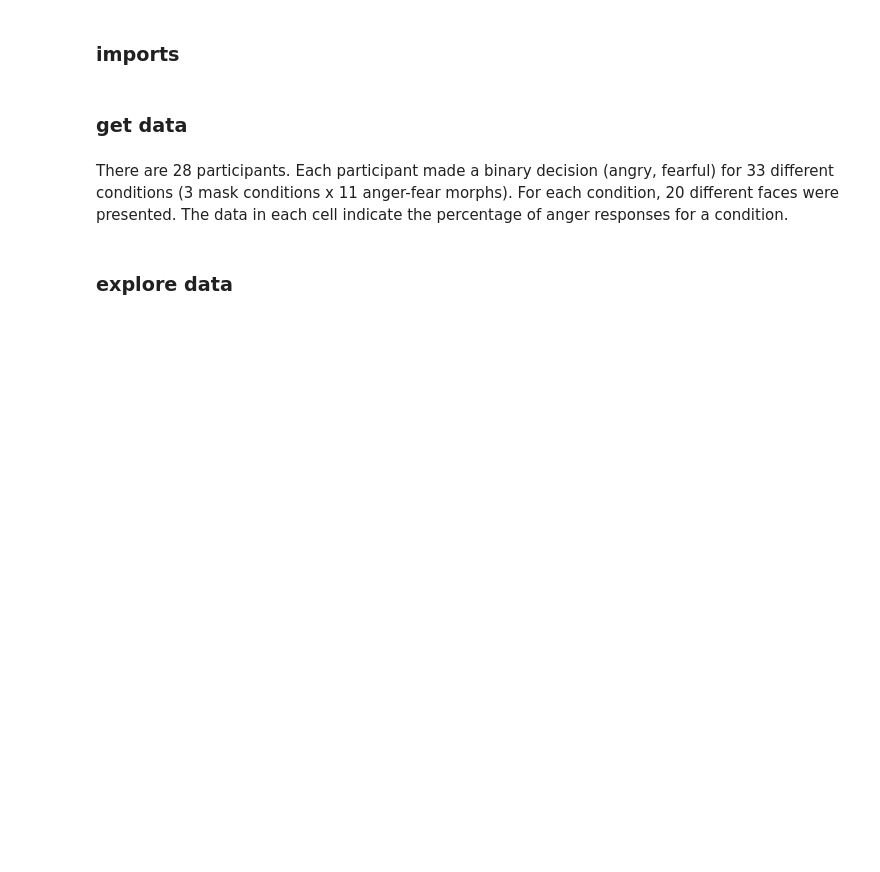
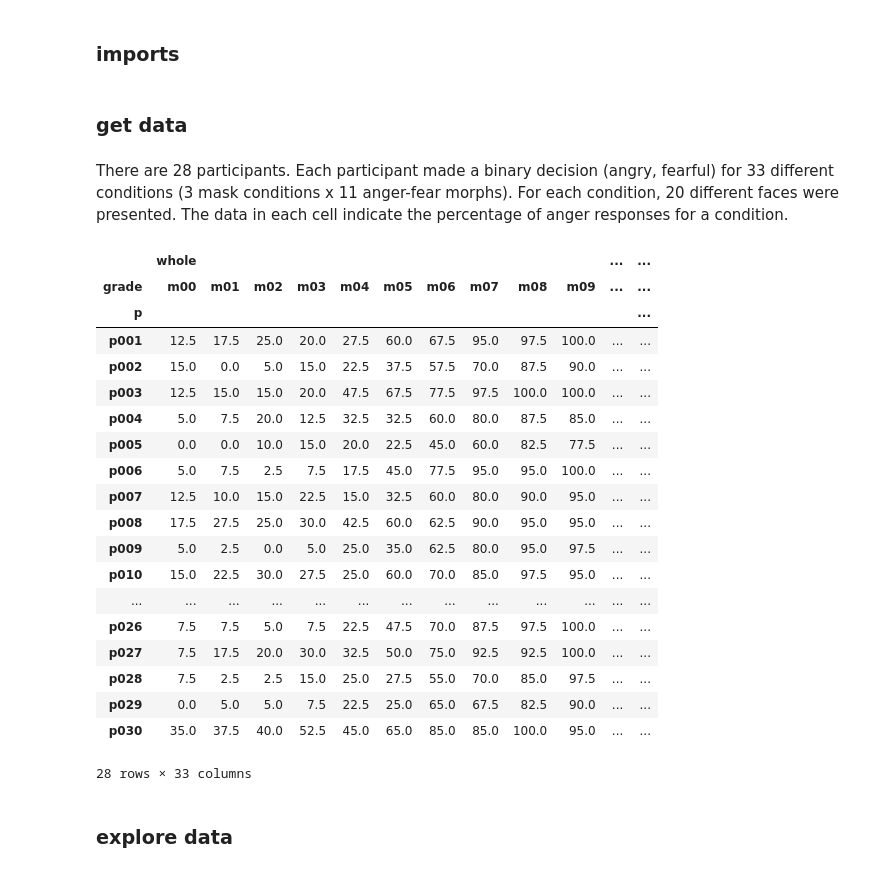
Before and after one commit to mwegrzyn/abbildungenWS1819, a Jupyter notebook: notebooks/face_project.ipynb, the cells around one changed output. Cells and saved outputs as stored; diff of their text form; code cells hidden in the pictures; blank space fills up the shorter version.

```diff
--- a/notebooks/face_project.ipynb
+++ b/notebooks/face_project.ipynb
@@ -30,2 +28,26 @@ df =
+# %%
+df = pd.read_csv(csv_file,index_col=[0],header=[0,1])
+df
+# %% [output]
+|  | whole |  |  |  |  |  |  |  |  |  | ... | ... |
+| grade | m00 | m01 | m02 | m03 | m04 | m05 | m06 | m07 | m08 | m09 | ... | ... |
+| p |  |  |  |  |  |  |  |  |  |  |  | ... |
+| p001 | 12.5 | 17.5 | 25.0 | 20.0 | 27.5 | 60.0 | 67.5 | 95.0 | 97.5 | 100.0 | ... | ... |
+| p002 | 15.0 | 0.0 | 5.0 | 15.0 | 22.5 | 37.5 | 57.5 | 70.0 | 87.5 | 90.0 | ... | ... |
+| p003 | 12.5 | 15.0 | 15.0 | 20.0 | 47.5 | 67.5 | 77.5 | 97.5 | 100.0 | 100.0 | ... | ... |
+| p004 | 5.0 | 7.5 | 20.0 | 12.5 | 32.5 | 32.5 | 60.0 | 80.0 | 87.5 | 85.0 | ... | ... |
+| p005 | 0.0 | 0.0 | 10.0 | 15.0 | 20.0 | 22.5 | 45.0 | 60.0 | 82.5 | 77.5 | ... | ... |
+| p006 | 5.0 | 7.5 | 2.5 | 7.5 | 17.5 | 45.0 | 77.5 | 95.0 | 95.0 | 100.0 | ... | ... |
+| p007 | 12.5 | 10.0 | 15.0 | 22.5 | 15.0 | 32.5 | 60.0 | 80.0 | 90.0 | 95.0 | ... | ... |
+| p008 | 17.5 | 27.5 | 25.0 | 30.0 | 42.5 | 60.0 | 62.5 | 90.0 | 95.0 | 95.0 | ... | ... |
+| p009 | 5.0 | 2.5 | 0.0 | 5.0 | 25.0 | 35.0 | 62.5 | 80.0 | 95.0 | 97.5 | ... | ... |
+| p010 | 15.0 | 22.5 | 30.0 | 27.5 | 25.0 | 60.0 | 70.0 | 85.0 | 97.5 | 95.0 | ... | ... |
+| ... | ... | ... | ... | ... | ... | ... | ... | ... | ... | ... | ... | ... |
+| p026 | 7.5 | 7.5 | 5.0 | 7.5 | 22.5 | 47.5 | 70.0 | 87.5 | 97.5 | 100.0 | ... | ... |
+| p027 | 7.5 | 17.5 | 20.0 | 30.0 | 32.5 | 50.0 | 75.0 | 92.5 | 92.5 | 100.0 | ... | ... |
+| p028 | 7.5 | 2.5 | 2.5 | 15.0 | 25.0 | 27.5 | 55.0 | 70.0 | 85.0 | 97.5 | ... | ... |
+| p029 | 0.0 | 5.0 | 5.0 | 7.5 | 22.5 | 25.0 | 65.0 | 67.5 | 82.5 | 90.0 | ... | ... |
+| p030 | 35.0 | 37.5 | 40.0 | 52.5 | 45.0 | 65.0 | 85.0 | 85.0 | 100.0 | 95.0 | ... | ... |
+28 rows × 33 columns
 # %% [markdown]
 ### explore data
```
Also changed, not shown: parts of 10 cells of this notebook.
